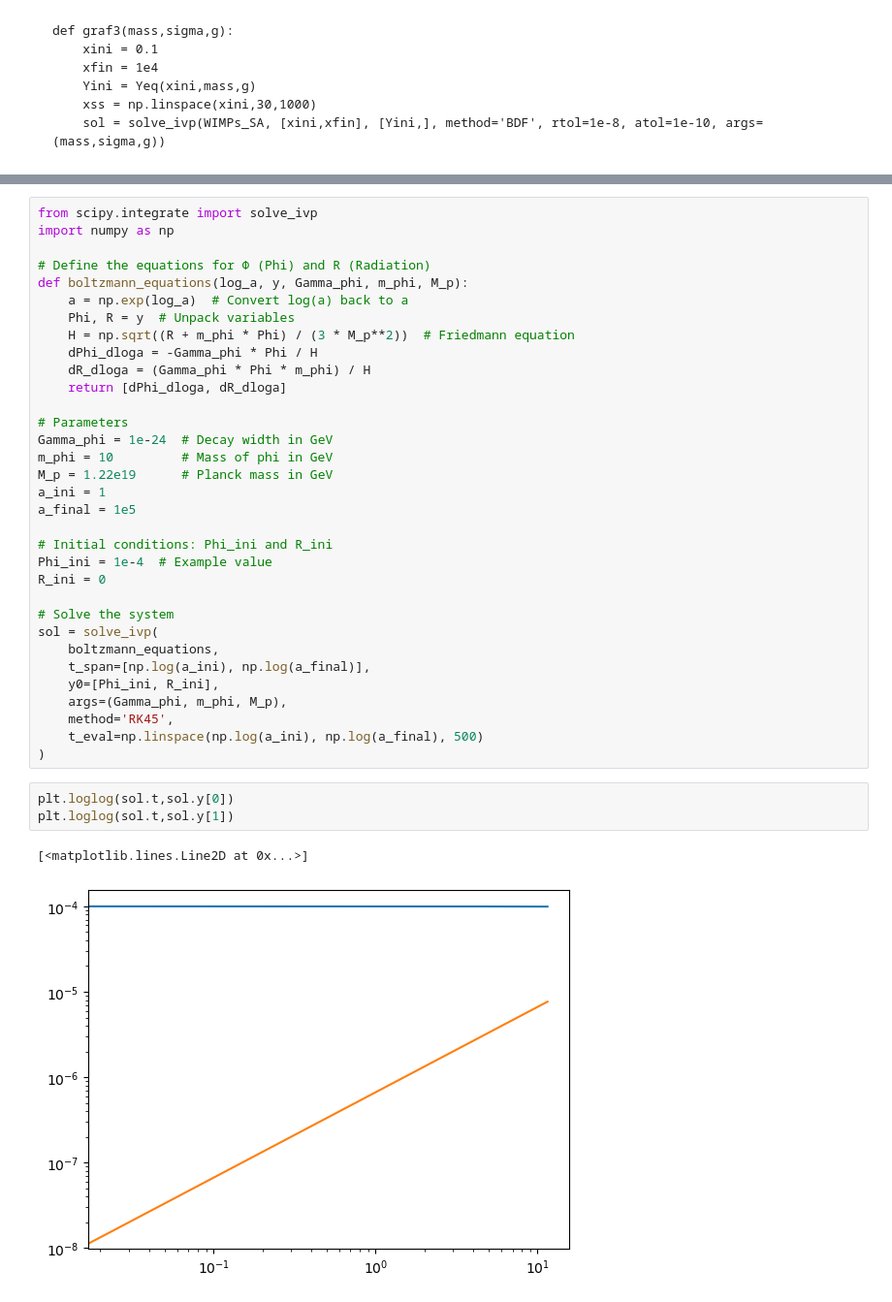
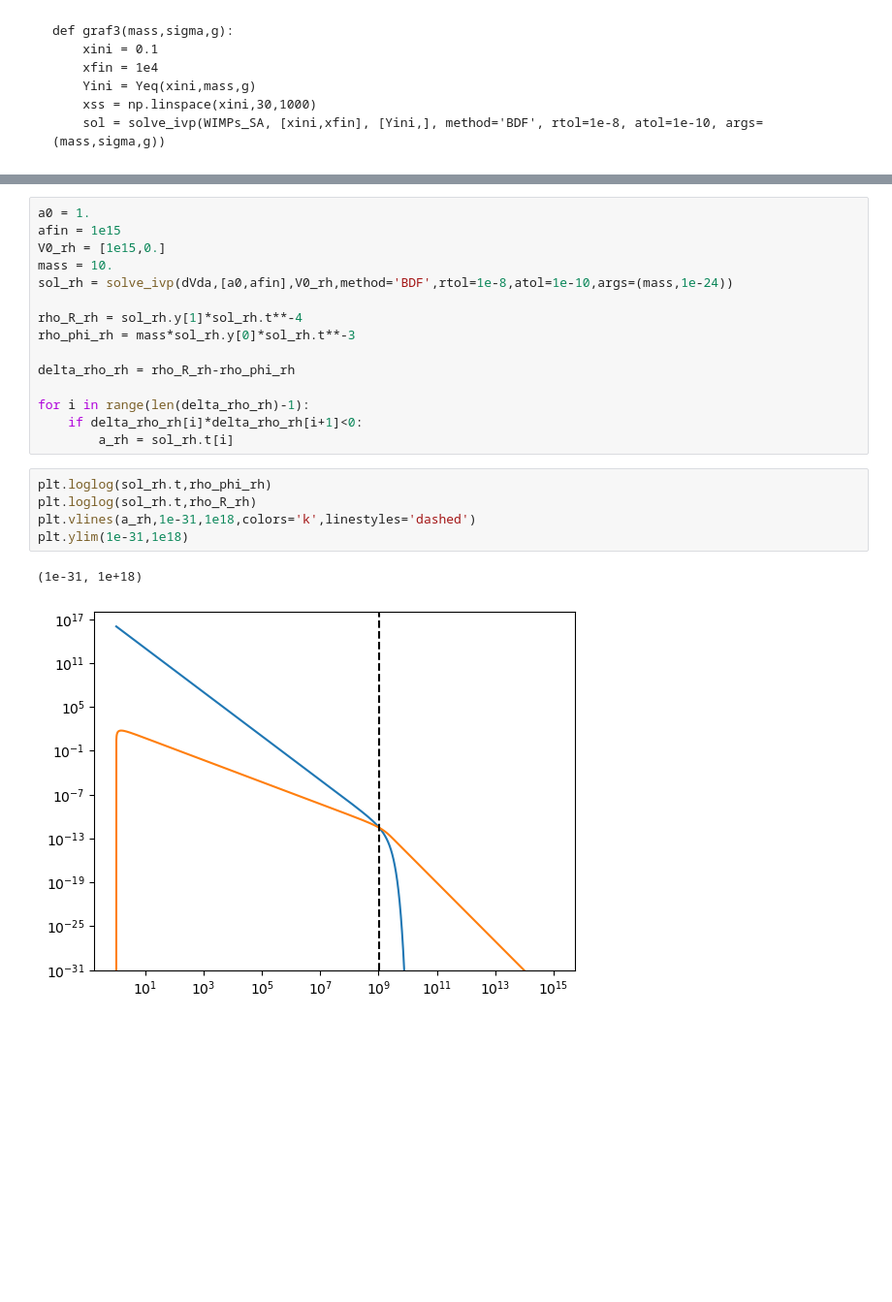
Before and after one commit to SantiagoJulioD/Trabajo_de_grado, a Jupyter notebook: Relic_density/relic_density.ipynb, the cells around one changed output, grey strips where cells are left out. Shown: that part at 97% size. Drawn from its saved outputs; the diff is of its cells as text; blank space fills up the shorter version.

```diff
--- a/Relic_density/relic_density.ipynb
+++ b/Relic_density/relic_density.ipynb
@@ -661,39 +778,23 @@ plt.semilogx(sol.t,sol.y[1])
-# %%
-from scipy.integrate import solve_ivp
-import numpy as np
-
-# Define the equations for Φ (Phi) and R (Radiation)
-def boltzmann_equations(log_a, y, Gamma_phi, m_phi, M_p):
-    a = np.exp(log_a)  # Convert log(a) back to a
-    Phi, R = y  # Unpack variables
-    H = np.sqrt((R + m_phi * Phi) / (3 * M_p**2))  # Friedmann equation
-    dPhi_dloga = -Gamma_phi * Phi / H
-    dR_dloga = (Gamma_phi * Phi * m_phi) / H
-    return [dPhi_dloga, dR_dloga]
-
-# Parameters
-Gamma_phi = 1e-24  # Decay width in GeV
-m_phi = 10         # Mass of phi in GeV
-M_p = 1.22e19      # Planck mass in GeV
-a_ini = 1
-a_final = 1e5
-
-# Initial conditions: Phi_ini and R_ini
-Phi_ini = 1e-4  # Example value
-R_ini = 0
-
-# Solve the system
-sol = solve_ivp(
-    boltzmann_equations,
-    t_span=[np.log(a_ini), np.log(a_final)],
-    y0=[Phi_ini, R_ini],
-    args=(Gamma_phi, m_phi, M_p),
-    method='RK45',
-    t_eval=np.linspace(np.log(a_ini), np.log(a_final), 500)
-)
-# %%
-plt.loglog(sol.t,sol.y[0])
-plt.loglog(sol.t,sol.y[1])
-# %% [output]
-[<matplotlib.lines.Line2D at 0x...>]
-[figure, removed]
+# %%
+a0 = 1.
+afin = 1e15
+V0_rh = [1e15,0.]
+mass = 10.
+sol_rh = solve_ivp(dVda,[a0,afin],V0_rh,method='BDF',rtol=1e-8,atol=1e-10,args=(mass,1e-24))
+
+rho_R_rh = sol_rh.y[1]*sol_rh.t**-4
+rho_phi_rh = mass*sol_rh.y[0]*sol_rh.t**-3
+
+delta_rho_rh = rho_R_rh-rho_phi_rh
+
+for i in range(len(delta_rho_rh)-1):
+    if delta_rho_rh[i]*delta_rho_rh[i+1]<0:
+        a_rh = sol_rh.t[i]
+# %%
+plt.loglog(sol_rh.t,rho_phi_rh)
+plt.loglog(sol_rh.t,rho_R_rh)
+plt.vlines(a_rh,1e-31,1e18,colors='k',linestyles='dashed')
+plt.ylim(1e-31,1e18)
+# %% [output]
+(1e-31, 1e+18)
+[figure, added]
```
Also changed, not shown: parts of 23 cells of this notebook, 3 other files.
